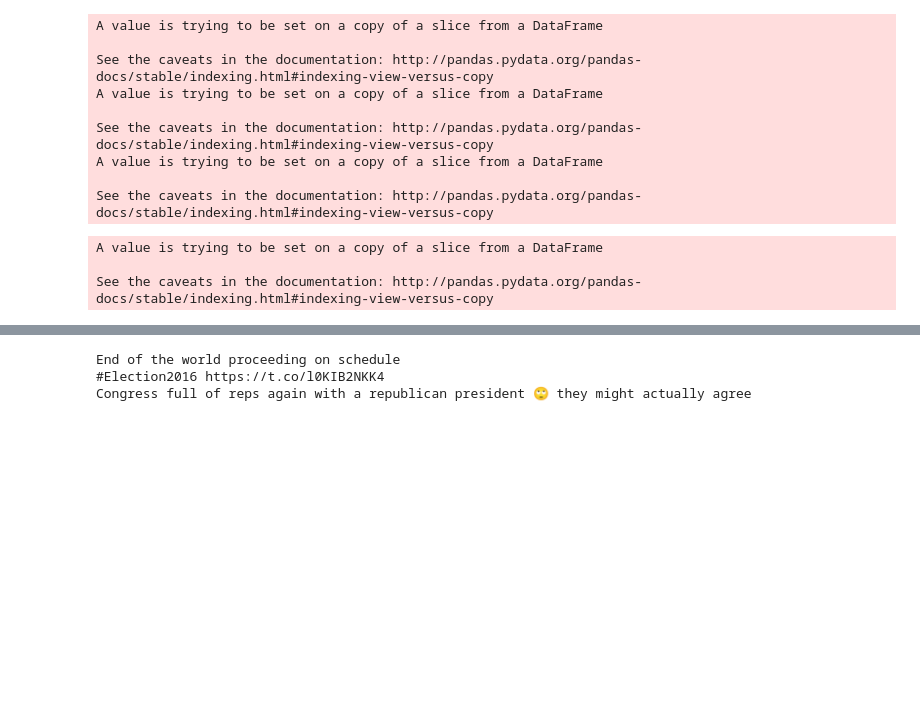
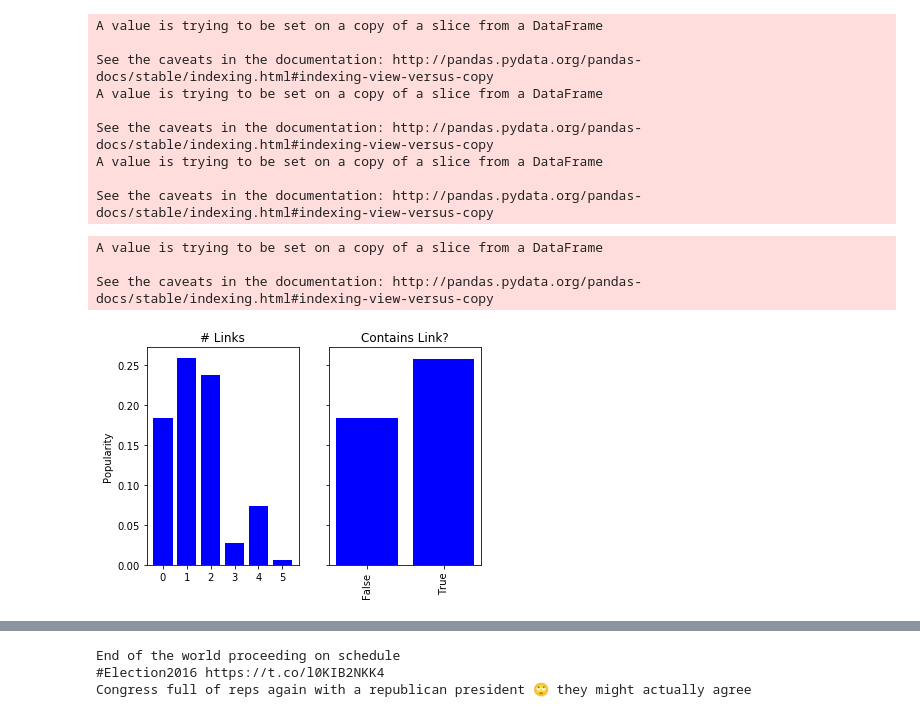
Before and after one commit to shraga89/perfect_tweet, a Jupyter notebook: election-day-tweets/Week4_Pandas_Tutorial.ipynb, the cells around one changed output, grey strips where cells are left out. Cells and saved outputs as stored; diff of their text form; code cells hidden in the pictures; blank space fills up the shorter version.

```diff
--- a/election-day-tweets/Week4_Pandas_Tutorial.ipynb
+++ b/election-day-tweets/Week4_Pandas_Tutorial.ipynb
@@ -50,6 +50,13 @@ def contains_punc(l):
     if '.' in l or ',' in l or '?' in l:
         return True
     else: return False
+
+def count_punc(l):
+    c = 0
+    for a in l:
+        if '.' in a or ',' in a or '?' in a:
+            c+=1
+    return c
 # %%
 # df['MatchDuration'] = pd.to_datetime(df['MatchDuration'])
 # df['MatchDuration'] = df['MatchDuration'].dt.second + df['MatchDuration'].dt.minute*60
@@ -72,14 +79,21 @@ A value is trying to be set on a copy of a slice from a DataFrame
 See the caveats in the documentation: http://pandas.pydata.org/pandas-docs/stable/indexing.html#indexing-view-versus-copy
 # %%
 df['punc'] = df['text'].apply(preprocess_tweet).apply(contains_punc)
-df['popularity'] = (0.1 * df["favorite_count"] + 0.9 * df["retweet_count"]) / df["user.followers_count"]
-df['contain_link'] = df['text'].str.count('http')
-df['contain_link'][df['contain_link'] > 0] = 1
+df['punc_num'] = df['text'].apply(preprocess_tweet).apply(count_punc)
+df['popularity'] = (0.1 * df["favorite_count"] + 0.9 * df["retweet_count"]) / (1+ np.log(df["user.followers_count"]))
+df['count_link'] = df['text'].str.count('http')
+df['contain_link'] = 0
+df['contain_link'][df['count_link'] > 0] = 1
 df['len_text'] = df['text'].str.len()
 # %% [output]
 A value is trying to be set on a copy of a slice from a DataFrame
 
 See the caveats in the documentation: http://pandas.pydata.org/pandas-docs/stable/indexing.html#indexing-view-versus-copy
 # %%
-df['popularity'] = (0.1 * df["favorite_count"] + 0.9 * df["retweet_count"])/np.log(df["user.followers_count"])
+df['popularity'] = (0.1 * df["favorite_count"] + 0.9 * df["retweet_count"])/(1+ np.log(df["user.followers_count"]))
 df['popularity'] = df['popularity'].replace([np.inf, -np.inf], np.nan)
+# %%
+c_l = pd.DataFrame(df.groupby('count_link')['popularity'].mean())
+c_p = pd.DataFrame(df.groupby('punc_num')['popularity'].mean())
+h_l = pd.DataFrame(df.groupby('contain_link')['popularity'].mean())
+h_p = pd.DataFrame(df.groupby('punc')['popularity'].mean())
@@ -85,0 +103,16 @@ df['popularity'] = df['popularity'].replace([np.inf, -np.inf], np.nan)
+# %%
+f, (ax1, ax2) = plt.subplots(1, 2, sharey=True)
+ax1.bar(c_l.index.get_values(), c_l['popularity']\
+        , align='center', color = 'b')
+ax1.set_xticks(c_l.index.get_values())
+ax1.set_title('# Links')
+ax1.set_ylabel('Popularity')
+ax2.bar(h_l.index.get_values(), h_l['popularity']\
+        , align='center', color = 'b')
+ax2.set_xticks(h_l.index.get_values())
+ax2.set_xticklabels(['False', 'True'], rotation='vertical')
+ax2.set_title('Contains Link?')
+plt.savefig('pop_link.jpg', bbox_inches = 'tight')
+plt.show()
+# %% [output]
+[figure, added]
```
Also changed, not shown: parts of 7 cells of this notebook.
